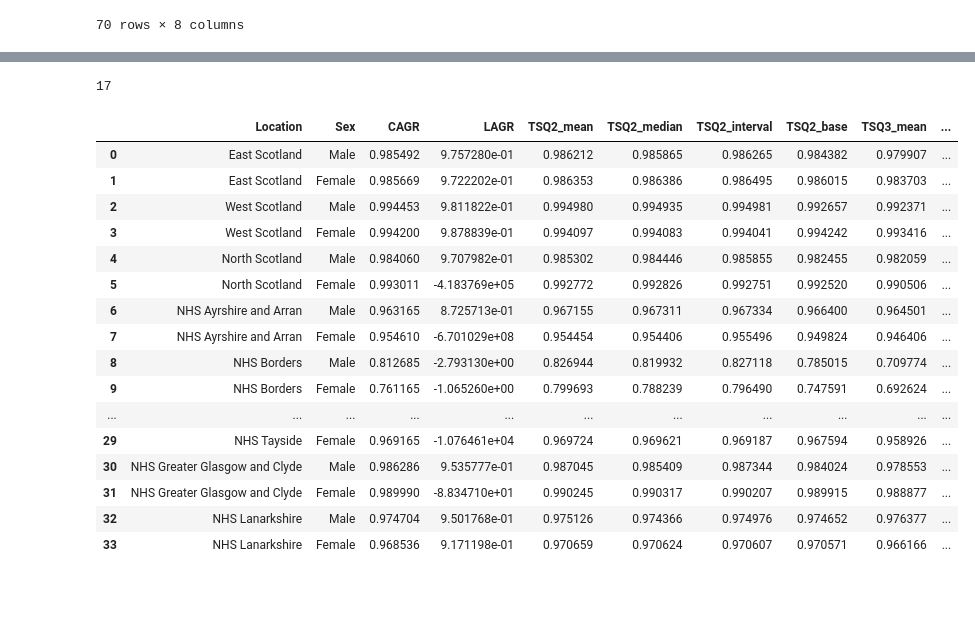
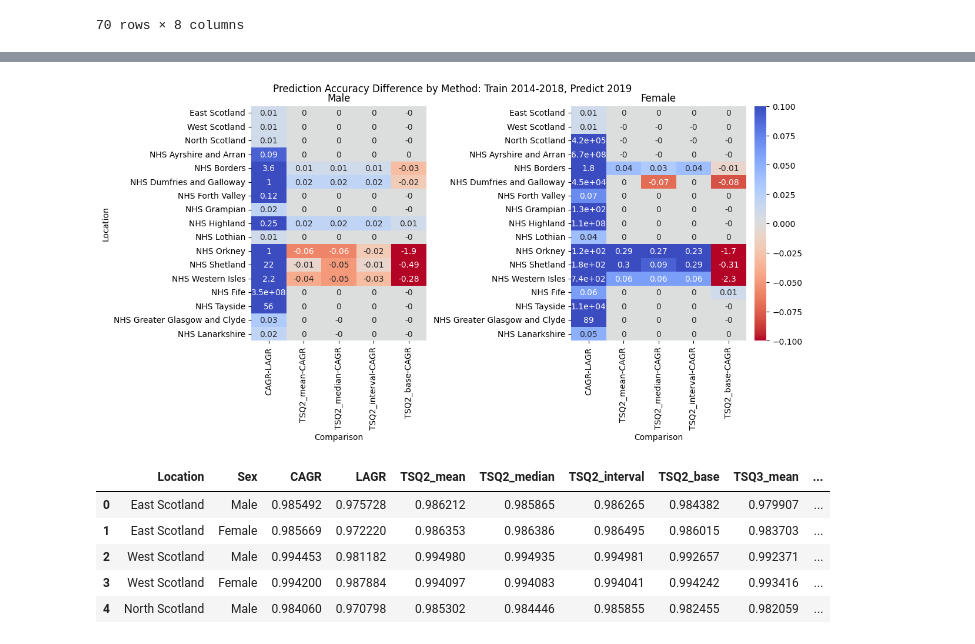
Before and after one commit to ASudu/Scotland_BOD, a Jupyter notebook: regression.ipynb, the cells around one changed output, grey strips where cells are left out. Drawn from its saved outputs; the diff is of its cells as text; code cells hidden in the pictures; blank space fills up the shorter version.

```diff
--- a/regression.ipynb
+++ b/regression.ipynb
@@ -91,0 +222,5 @@ def get_lagr(row, loc, start_yr, end_yr):
+# %%
+# Run pipeline with training window 2014-2018, predict 2019
+end_yr = 2018
+dfs1, accuracy_df = run_growth_pipeline(dfs_source=dfs, start_yr=2014, end_yr=end_yr)
+accuracy_df
@@ -138,39 +252,15 @@ for loc, df_dict in dfs.items():
-# %%
-len([x for x in os.listdir(RESULTS_DIR) if x.endswith("2018.xlsx")])
-# %% [output]
-17
 # %%
-# Get accuracy for each gender and location for each method and normalization mode
-accuracy_data = []
-for loc, df_dict in dfs.items():
-    for sex, df in df_dict.items():
-        accuracy_row = {"Location": loc, "Sex": sex}
-        accuracy_row["CAGR"] = get_accuracy(df[f"{loc}_2019_pred_CAGR"], df[f"{loc}_2019"])
-        accuracy_row["LAGR"] = get_accuracy(df[f"{loc}_2019_pred_LAGR"], df[f"{loc}_2019"])
-        for norm_mode in ["mean", "median", "interval", "base"]:
-            accuracy_row[f"TSQ2_{norm_mode}"] = get_accuracy(df[f"{loc}_2019_pred_tsq2_{norm_mode}"], df[f"{loc}_2019"])
-        for norm_mode in ["mean", "median", "interval", "base"]:
-            accuracy_row[f"TSQ3_{norm_mode}"] = get_accuracy(df[f"{loc}_2019_pred_tsq3_{norm_mode}"], df[f"{loc}_2019"])
-        accuracy_data.append(accuracy_row)
-
-accuracy_df = pd.DataFrame(accuracy_data)
-accuracy_df
+accuracy_comp_2018 = plot_comparison_heatmap(
+    accuracy_df,
+    title=f"Prediction Accuracy Difference by Method: Train 2014-{end_yr}, Predict {end_yr + 1}"
+)
+accuracy_comp_2018.head()
 # %% [output]
+[figure, added]
 |  | Location | Sex | CAGR | LAGR | TSQ2_mean | TSQ2_median | TSQ2_interval | TSQ2_base | TSQ3_mean | ... |
-| 0 | East Scotland | Male | 0.985492 | 9.757280e-01 | 0.986212 | 0.985865 | 0.986265 | 0.984382 | 0.979907 | ... |
-| 1 | East Scotland | Female | 0.985669 | 9.722202e-01 | 0.986353 | 0.986386 | 0.986495 | 0.986015 | 0.983703 | ... |
-| 2 | West Scotland | Male | 0.994453 | 9.811822e-01 | 0.994980 | 0.994935 | 0.994981 | 0.992657 | 0.992371 | ... |
-| 3 | West Scotland | Female | 0.994200 | 9.878839e-01 | 0.994097 | 0.994083 | 0.994041 | 0.994242 | 0.993416 | ... |
-| 4 | North Scotland | Male | 0.984060 | 9.707982e-01 | 0.985302 | 0.984446 | 0.985855 | 0.982455 | 0.982059 | ... |
-| 5 | North Scotland | Female | 0.993011 | -4.183769e+05 | 0.992772 | 0.992826 | 0.992751 | 0.992520 | 0.990506 | ... |
-| 6 | NHS Ayrshire and Arran | Male | 0.963165 | 8.725713e-01 | 0.967155 | 0.967311 | 0.967334 | 0.966400 | 0.964501 | ... |
-| 7 | NHS Ayrshire and Arran | Female | 0.954610 | -6.701029e+08 | 0.954454 | 0.954406 | 0.955496 | 0.949824 | 0.946406 | ... |
-| 8 | NHS Borders | Male | 0.812685 | -2.793130e+00 | 0.826944 | 0.819932 | 0.827118 | 0.785015 | 0.709774 | ... |
-| 9 | NHS Borders | Female | 0.761165 | -1.065260e+00 | 0.799693 | 0.788239 | 0.796490 | 0.747591 | 0.692624 | ... |
-| ... | ... | ... | ... | ... | ... | ... | ... | ... | ... | ... |
-| 29 | NHS Tayside | Female | 0.969165 | -1.076461e+04 | 0.969724 | 0.969621 | 0.969187 | 0.967594 | 0.958926 | ... |
-| 30 | NHS Greater Glasgow and Clyde | Male | 0.986286 | 9.535777e-01 | 0.987045 | 0.985409 | 0.987344 | 0.984024 | 0.978553 | ... |
-| 31 | NHS Greater Glasgow and Clyde | Female | 0.989990 | -8.834710e+01 | 0.990245 | 0.990317 | 0.990207 | 0.989915 | 0.988877 | ... |
-| 32 | NHS Lanarkshire | Male | 0.974704 | 9.501768e-01 | 0.975126 | 0.974366 | 0.974976 | 0.974652 | 0.976377 | ... |
-| 33 | NHS Lanarkshire | Female | 0.968536 | 9.171198e-01 | 0.970659 | 0.970624 | 0.970607 | 0.970571 | 0.966166 | ... |
+| 0 | East Scotland | Male | 0.985492 | 0.975728 | 0.986212 | 0.985865 | 0.986265 | 0.984382 | 0.979907 | ... |
+| 1 | East Scotland | Female | 0.985669 | 0.972220 | 0.986353 | 0.986386 | 0.986495 | 0.986015 | 0.983703 | ... |
+| 2 | West Scotland | Male | 0.994453 | 0.981182 | 0.994980 | 0.994935 | 0.994981 | 0.992657 | 0.992371 | ... |
+| 3 | West Scotland | Female | 0.994200 | 0.987884 | 0.994097 | 0.994083 | 0.994041 | 0.994242 | 0.993416 | ... |
+| 4 | North Scotland | Male | 0.984060 | 0.970798 | 0.985302 | 0.984446 | 0.985855 | 0.982455 | 0.982059 | ... |
 # %%
```
Also changed, not shown: parts of 21 cells of this notebook.
